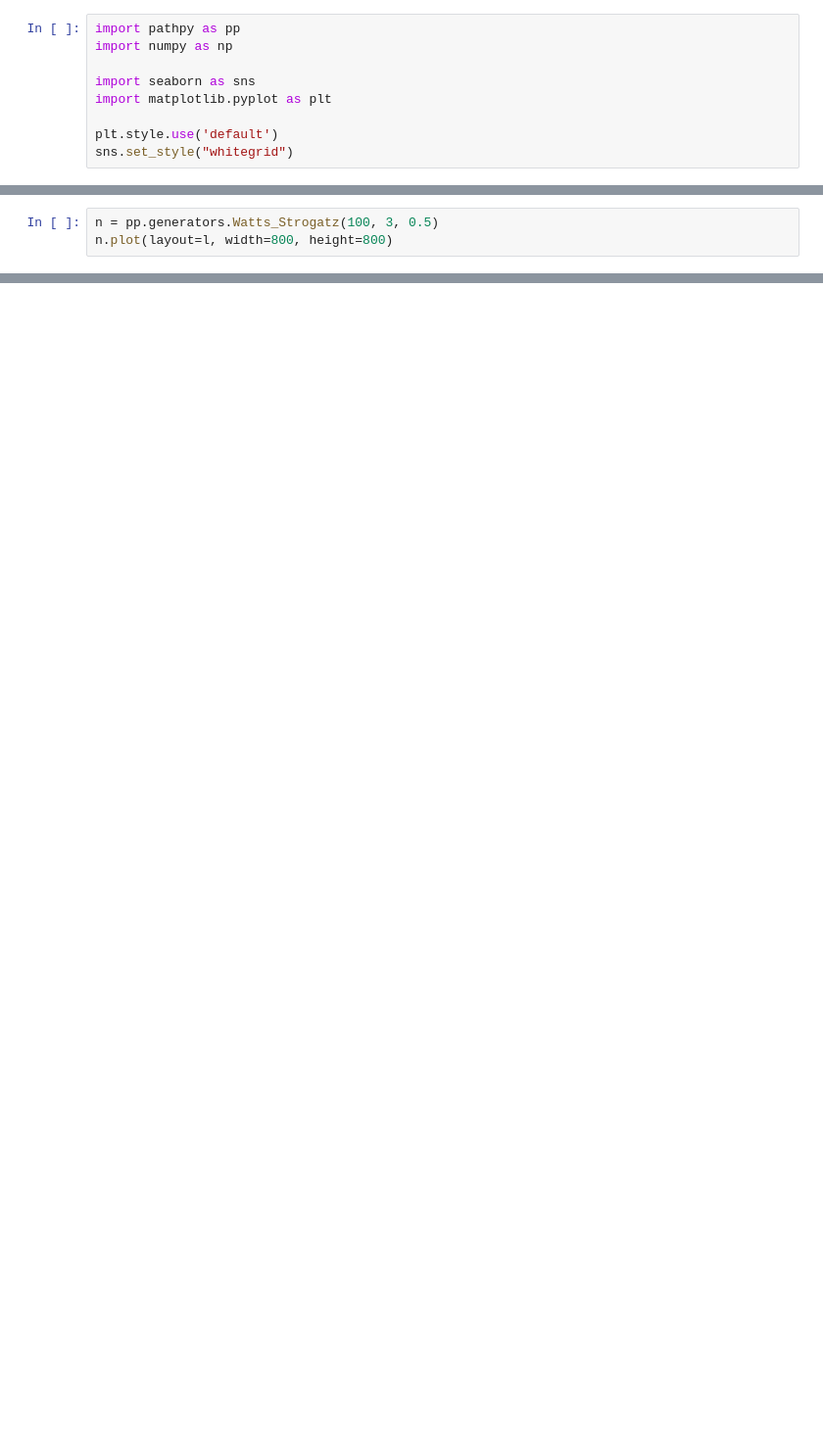
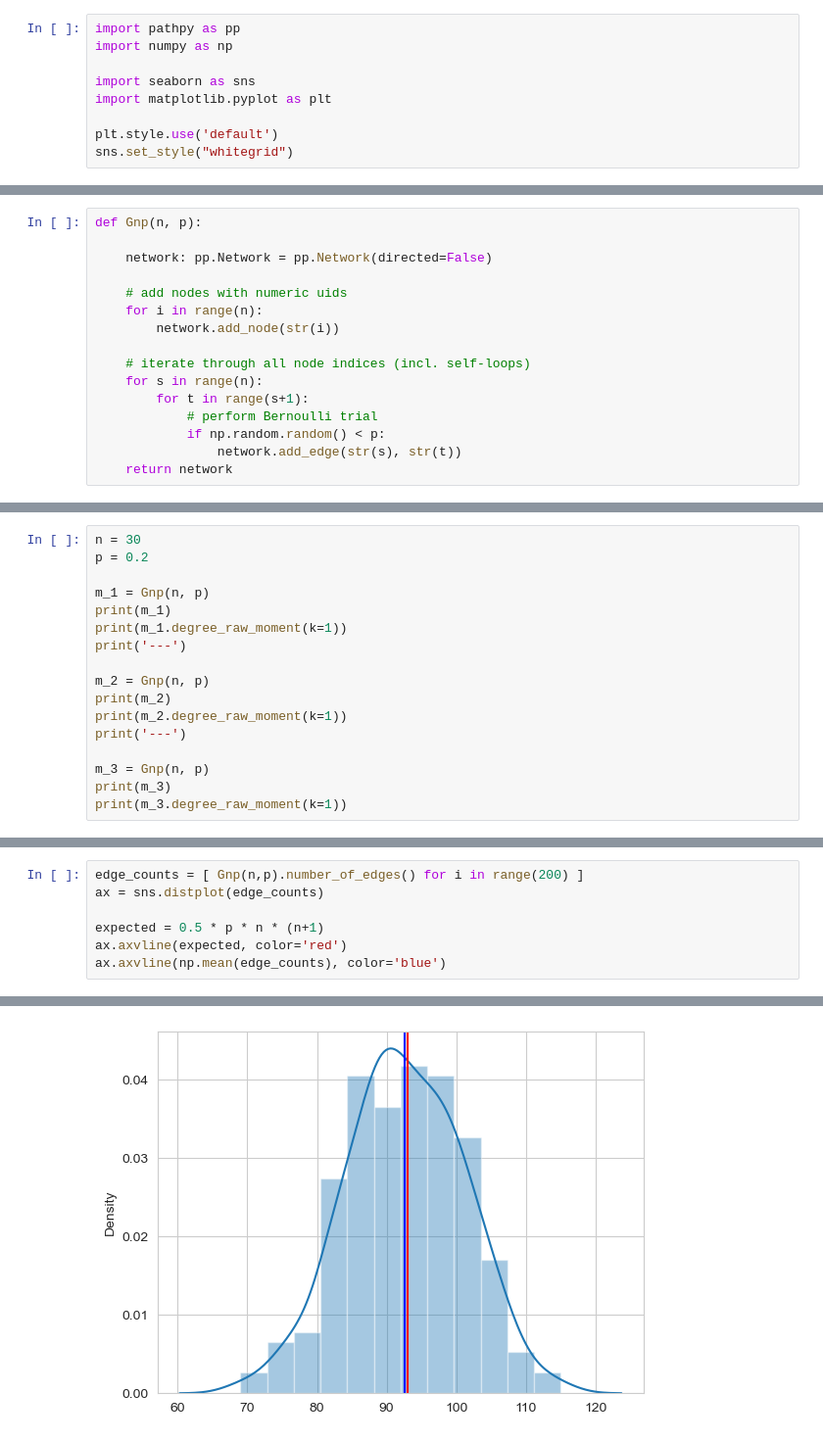
Before and after one commit to IngoScholtes/dans2022_netsci_tutorial, a Jupyter notebook: 17_random_graphs.ipynb, the cells around one changed output, grey strips where cells are left out. Shown at 98% size. Saved outputs shown, nothing was run; the diff lists cells and outputs as text; blank space fills up the shorter version.

```diff
--- a/19_Watts_Strogatz_Model.ipynb
+++ b/17_random_graphs.ipynb
@@ -74,3 +15,0 @@ In `pathpy` the Watts-Strogatz model is implemented in the function `pp.generato
-# %%
-n = pp.generators.Watts_Strogatz(100, 3, 0.5)
-n.plot(layout=l, width=800, height=800)
@@ -179,0 +20,16 @@ These curves confirm that we can indeed find an intermediate range of values for
+# %%
+def Gnp(n, p):
+
+    network: pp.Network = pp.Network(directed=False)
+
+    # add nodes with numeric uids
+    for i in range(n):
+        network.add_node(str(i))
+
+    # iterate through all node indices (incl. self-loops)
+    for s in range(n):
+        for t in range(s+1):
+            # perform Bernoulli trial
+            if np.random.random() < p:
+                network.add_edge(str(s), str(t))
+    return network
@@ -179,0 +38,17 @@ These curves confirm that we can indeed find an intermediate range of values for
+# %%
+n = 30
+p = 0.2
+
+m_1 = Gnp(n, p)
+print(m_1)
+print(m_1.degree_raw_moment(k=1))
+print('---')
+
+m_2 = Gnp(n, p)
+print(m_2)
+print(m_2.degree_raw_moment(k=1))
+print('---')
+
+m_3 = Gnp(n, p)
+print(m_3)
+print(m_3.degree_raw_moment(k=1))
@@ -179,0 +87,8 @@ These curves confirm that we can indeed find an intermediate range of values for
+# %%
+edge_counts = [ Gnp(n,p).number_of_edges() for i in range(200) ]
+ax = sns.distplot(edge_counts)
+
+expected = 0.5 * p * n * (n+1)
+ax.axvline(expected, color='red')
+ax.axvline(np.mean(edge_counts), color='blue')
+# %% [output]
@@ -179,0 +96 @@ These curves confirm that we can indeed find an intermediate range of values for
+[figure, added]
```
Also changed, not shown: parts of 44 cells of this notebook, 22 other files.
